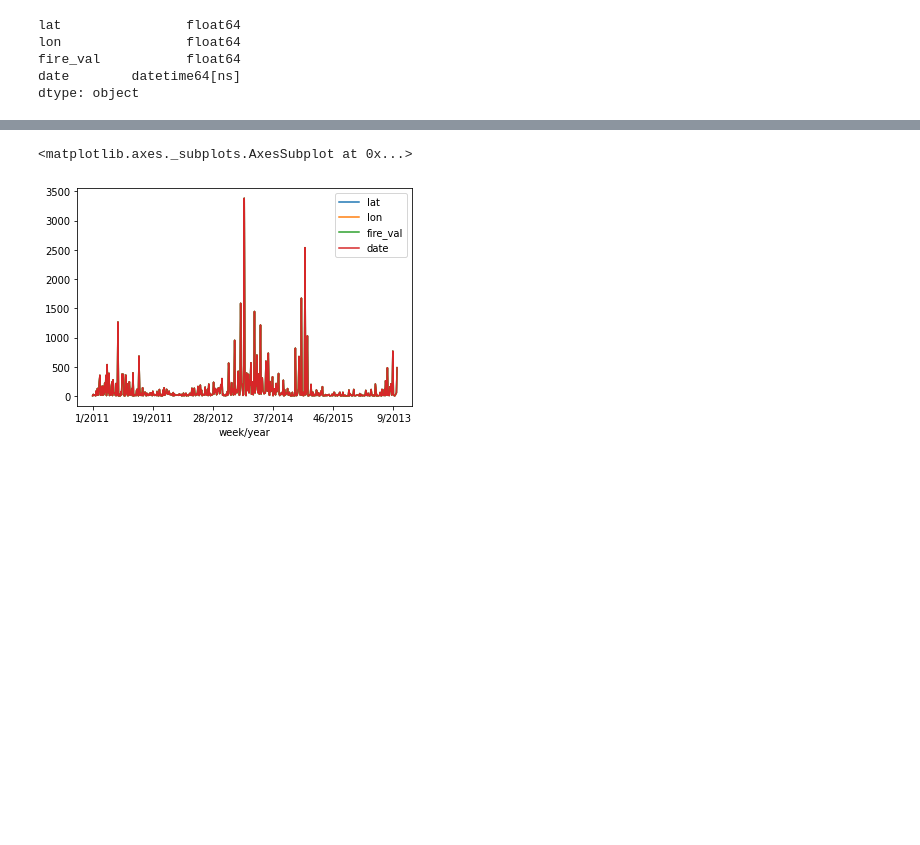
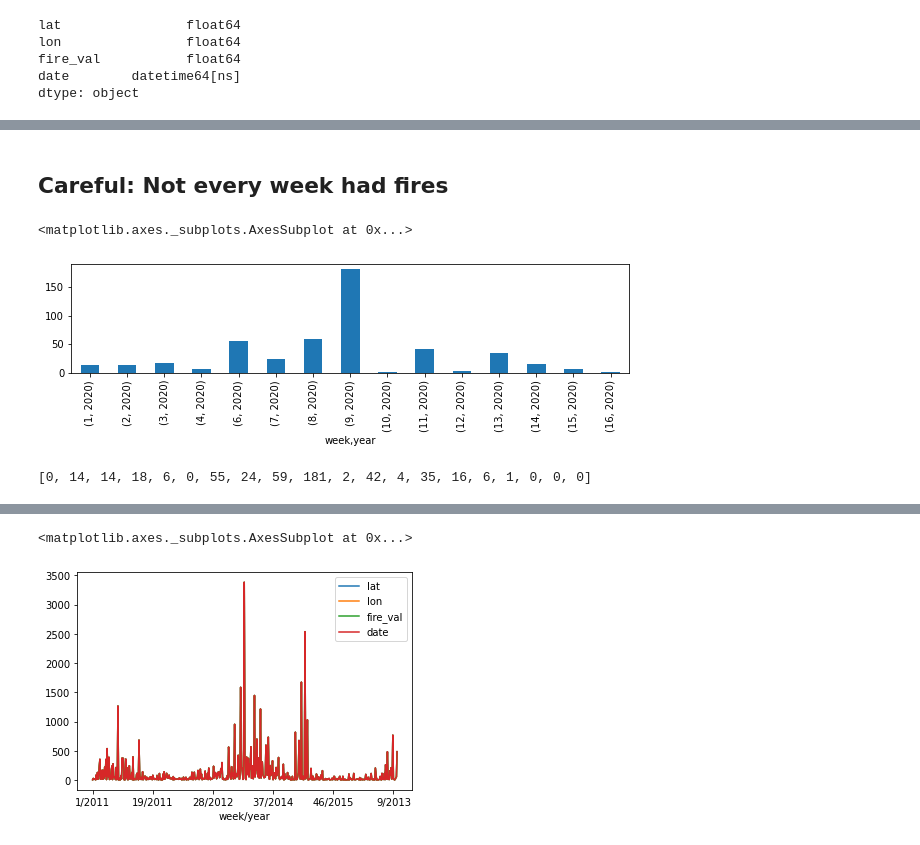
Before and after one commit to floriandotpy/fire-tourism, a Jupyter notebook: corona_fire.ipynb, the cells around one changed output, grey strips where cells are left out. Saved outputs shown, nothing was run; the diff lists cells and outputs as text; code cells hidden in the pictures; blank space fills up the shorter version.

```diff
--- a/corona_fire.ipynb
+++ b/corona_fire.ipynb
@@ -8,3 +30,10 @@ df = pd.read_csv('fire/data/fires_spain_since_2010.csv',
+# %%
+# fire data is available for more regions => filter approx to tourism data
+df = (
+    fire_data
+    .query("lat.between(@lat_min, @lat_max)")
+    .query("lon.between(@lon_min, @lon_max)")
+)
 # %%
 df.dtypes
 # %% [output]
@@ -32,0 +55,7 @@ dtype('int64')
+# %%
+df_historic = df[df['year'] < 2020]
+df_thisyear = df[df['year'] == 2020]
+# %%
+num_weeks = 20  # limit to first weeks of the year, because April is the interesting Corona month
+df_counts_historic = df_historic[df_historic['week'] < num_weeks].groupby(['week', 'year'])['lat'].agg('count')
+df_counts_thisyear = df_thisyear[df_thisyear['week'] < num_weeks].groupby(['week', 'year'])['lat'].agg('count')
@@ -32,0 +90,14 @@ dtype('int64')
+# %% [markdown]
+## Careful: Not every week had fires
+# %%
+df_counts_thisyear.plot.bar(figsize=(10,2))
+# %% [output]
+<matplotlib.axes._subplots.AxesSubplot at 0x...>
+[figure, added]
+# %%
+# prepare values for plotting, include explicit values for each week (including zeros)
+num_per_week_thisyear = [df_counts_thisyear.get((week_idx, 2020)) or 0 for week_idx in range(num_weeks)]
+
+num_per_week_thisyear
+# %% [output]
+[0, 14, 14, 18, 6, 0, 55, 24, 59, 181, 2, 42, 4, 35, 16, 6, 1, 0, 0, 0]
```
Also changed, not shown: parts of 13 cells of this notebook.
